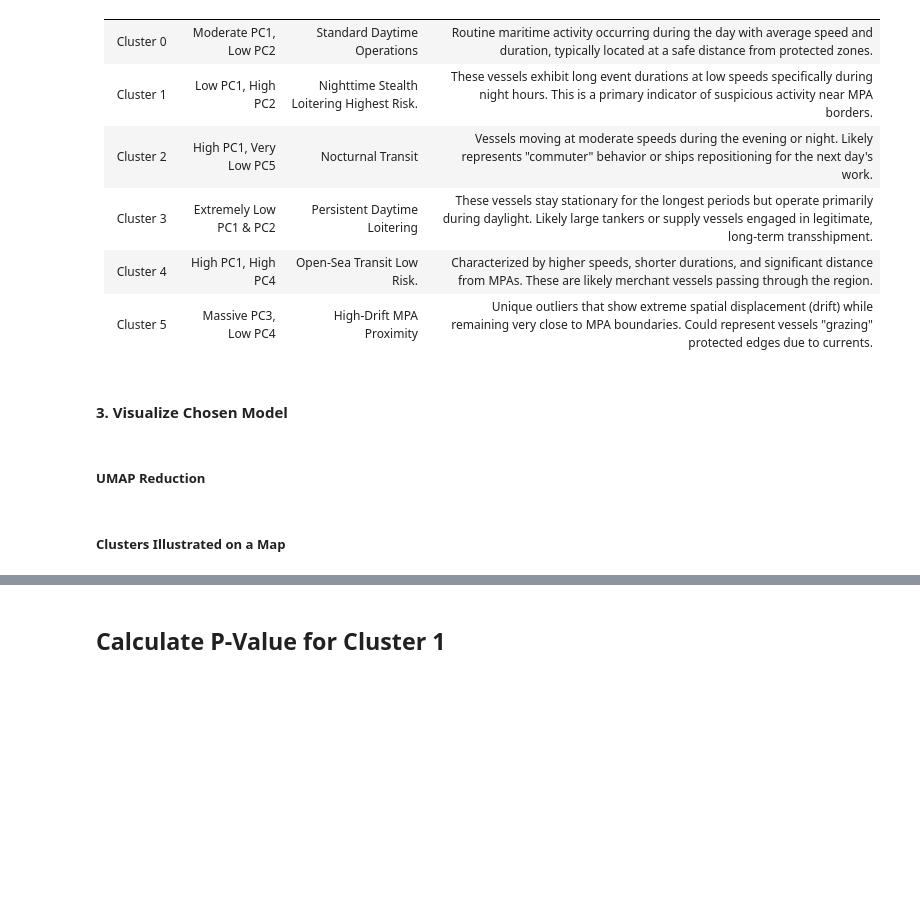
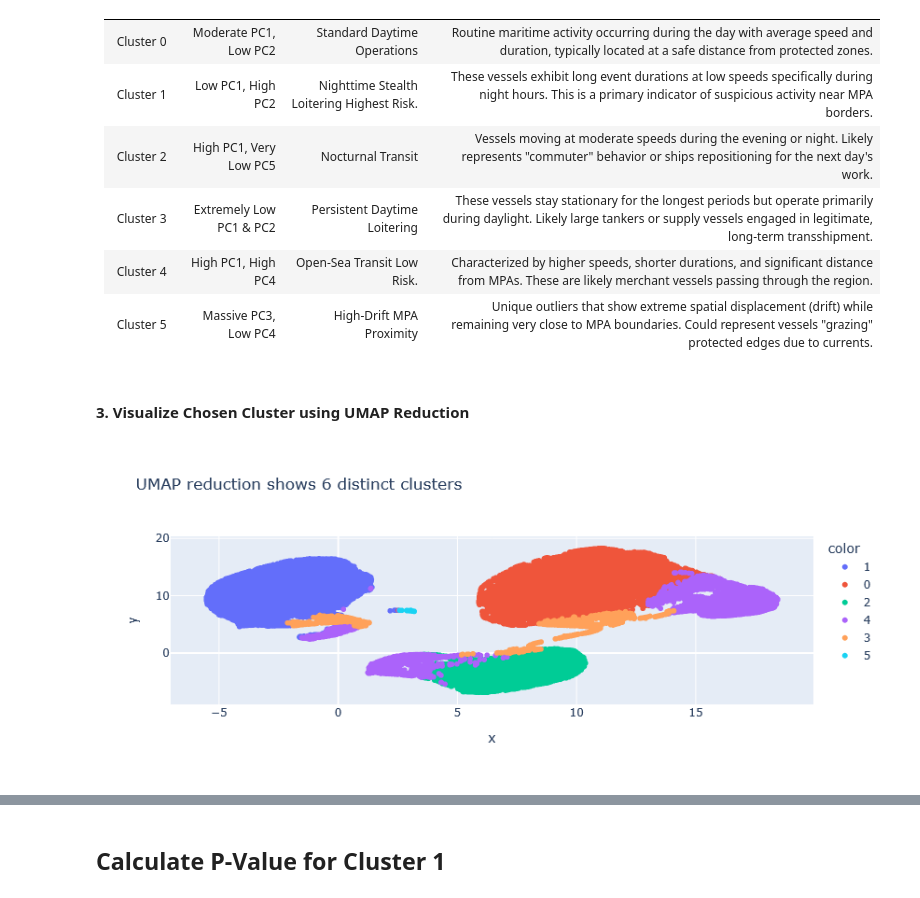
Before and after one commit to Hawlll/Transshipment-Behavior-Analysis, a Jupyter notebook: notebooks/03_modeling.ipynb, the cells around one changed output, grey strips where cells are left out. Cells and saved outputs as stored; diff of their text form; code cells hidden in the pictures; blank space fills up the shorter version.

```diff
--- a/notebooks/03_modeling.ipynb
+++ b/notebooks/03_modeling.ipynb
@@ -162,17 +198,15 @@ print(cls_means)
 | Cluster 4 |	High PC1, High PC4 |	Open-Sea Transit 	Low Risk. | Characterized by higher speeds, shorter durations, and significant distance from MPAs. These are likely merchant vessels passing through the region. |
 | Cluster 5 | 	Massive PC3, Low PC4 |	High-Drift MPA Proximity |	Unique outliers that show extreme spatial displacement (drift) while remaining very close to MPA boundaries. Could represent vessels "grazing" protected edges due to currents. |
 # %% [markdown]
-#### 3. Visualize Chosen Model
+#### 3. Visualize Chosen Cluster using UMAP Reduction
-# %% [markdown]
-##### UMAP Reduction
 # %%
 reducer = umap.UMAP(n_components=2, random_state=RANDOM_SEED)
 loitering_X_UMAP = reducer.fit_transform(loitering_X_PCA)
 # %%
 fig = px.scatter(x=loitering_X_UMAP[:, 0], y=loitering_X_UMAP[:, 1],
                  color=cluster_labels.astype(str),
-                 title=f'K-Means Clusters (K={chosen_k}) - UMAP Reduction')
+                 title=f'UMAP reduction shows {chosen_k} distinct clusters')
 fig.show()
+# %% [output]
+[figure, added]
-# %% [markdown]
-##### Clusters Illustrated on a Map
 # %%
```
Also changed, not shown: parts of 13 cells of this notebook.
